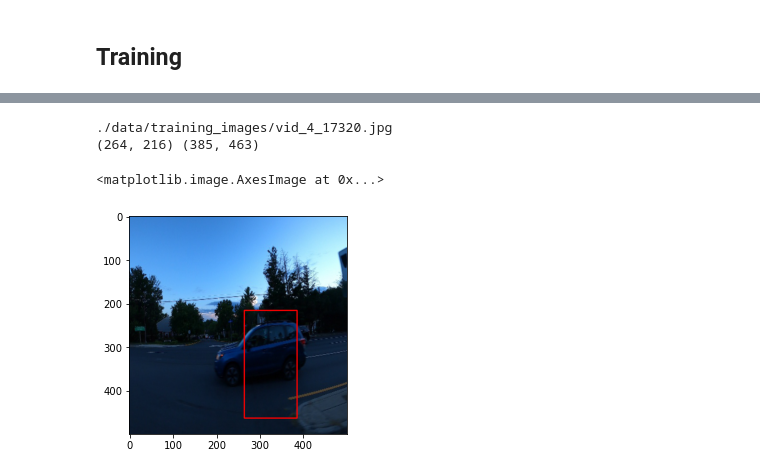
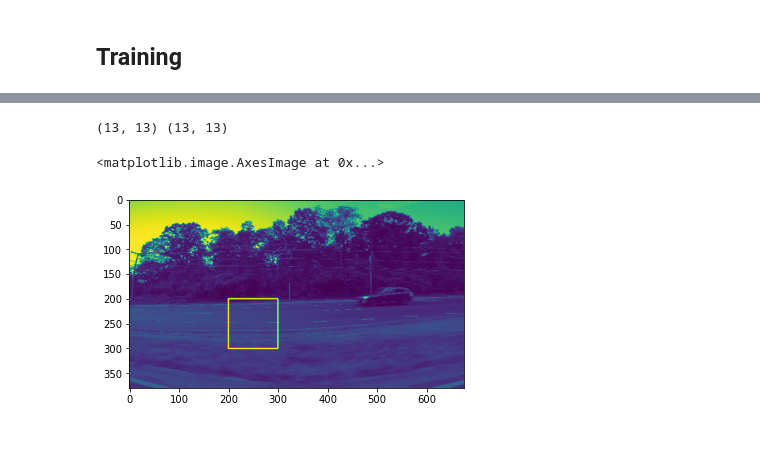
Before and after one commit to junkim100/Car-Object-Detection-AI, a Jupyter notebook: main.ipynb, the cells around one changed output, grey strips where cells are left out. Cells and saved outputs as stored; diff of their text form; code cells hidden in the pictures; blank space fills up the shorter version.

Commit message:
Changed Preprocessing data structure and Model

```diff
--- a/main.ipynb
+++ b/main.ipynb
@@ -248,5 +187,3 @@ num_epochs = 50
-# %%
-model.compile(loss='binary_crossentropy', optimizer='adam', metrics=['accuracy'])
 # %%
 NAME = 'Car-Object-Detection-{}'.format(int(time.time()))
 tensorboard = tf.keras.callbacks.TensorBoard(log_dir='./logs/{}'.format(NAME))
@@ -324,0 +227,17 @@ Accuracy: 0.8114285469055176
+# %%
+testing_names = []
+for img in os.listdir('./data/testing_images/'):
+    testing_names.append(img)
+
+img_name = testing_names[random.randrange(0, len(testing_names))]
+filepath = './data/testing_images/{}'.format(img_name)
+
+raw_image = cv2.imread(filepath ,cv2.IMREAD_GRAYSCALE)
+img_array = cv2.resize(raw_image, (IMG_SIZE, IMG_SIZE))
+photo = img_array.reshape(-1, IMG_SIZE, IMG_SIZE, 1)
+
+prediction = model.predict([photo])
+
+plt.imshow(raw_image)
+plt.show()
+print(prediction)
@@ -325,31 +247,18 @@ Accuracy: 0.8114285469055176
 # %%
-index = list(set(solutionBox.image))
-random_img = random.choice(index)
-filepath = './data/training_images/{}.jpg'.format(random_img)
-print(filepath)
-
-def prepare(filepath):
-    img_array = cv2.imread(filepath)
-    new_array = cv2.resize(img_array, (IMG_SIZE, IMG_SIZE))
-    return new_array.reshape(-1, IMG_SIZE, IMG_SIZE, 3)
-
-prediction = model.predict([prepare(filepath)])
-photo = plt.imread(filepath)
-photo = cv2.resize(photo, (IMG_SIZE, IMG_SIZE))
-
-
-point1 = int(prediction[0][0]*IMG_SIZE), int(prediction[0][1]*IMG_SIZE)
-point2 = int((prediction[0][0]+prediction[0][2])*IMG_SIZE), int((prediction[0][1]+prediction[0][3])*IMG_SIZE)
+point1 = int(prediction[0][0]*(WIDTH/IMG_SIZE)),int(prediction[0][1]*(WIDTH/IMG_SIZE))
+point2 = int(prediction[0][2]*(WIDTH/IMG_SIZE)), int(prediction[0][3]*(WIDTH/IMG_SIZE))
 color = (255,0,0)
 thickness = 2
 
 print(point1, point2)
 
-cv2.rectangle(photo, point1, point2, color, thickness)
+point1 = 200, 200
+point2 = 300, 300
+
+cv2.rectangle(raw_image, point1, point2, color, thickness)
 plt.figure()
-plt.imshow(photo)
+plt.imshow(raw_image)
 # %% [output]
-./data/training_images/vid_4_17320.jpg
-(264, 216) (385, 463)
+(13, 13) (13, 13)
 <matplotlib.image.AxesImage at 0x...>
-[figure, old version]
+[figure, new version]
```
Also changed, not shown: parts of 35 cells of this notebook.
